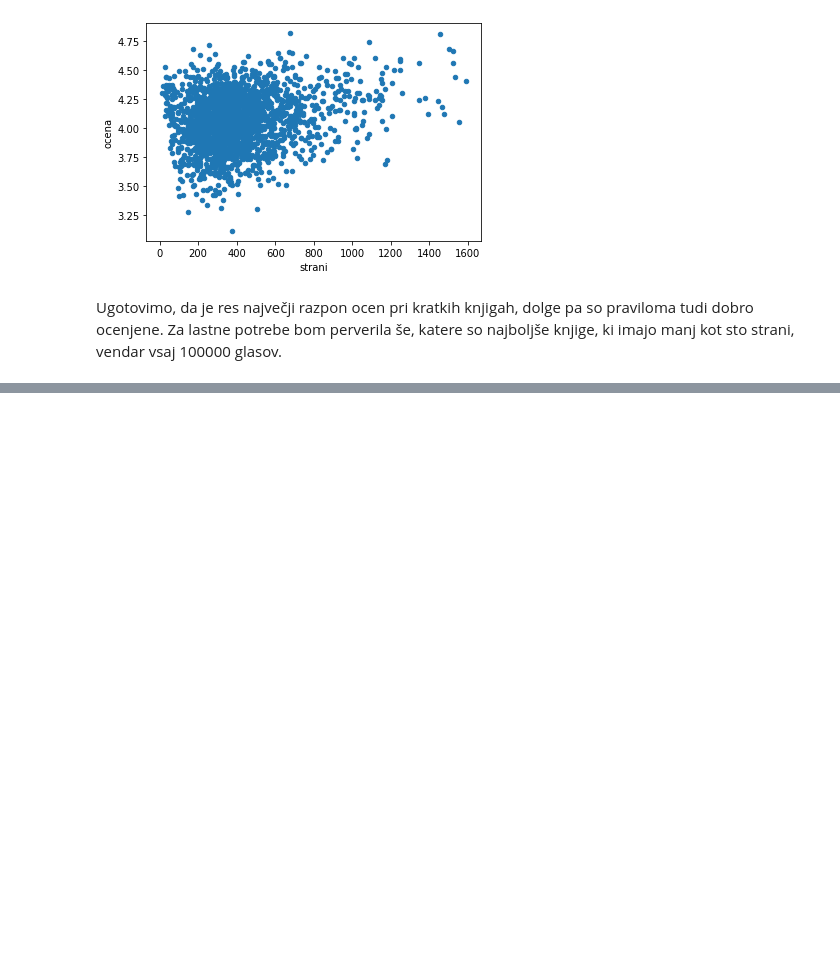
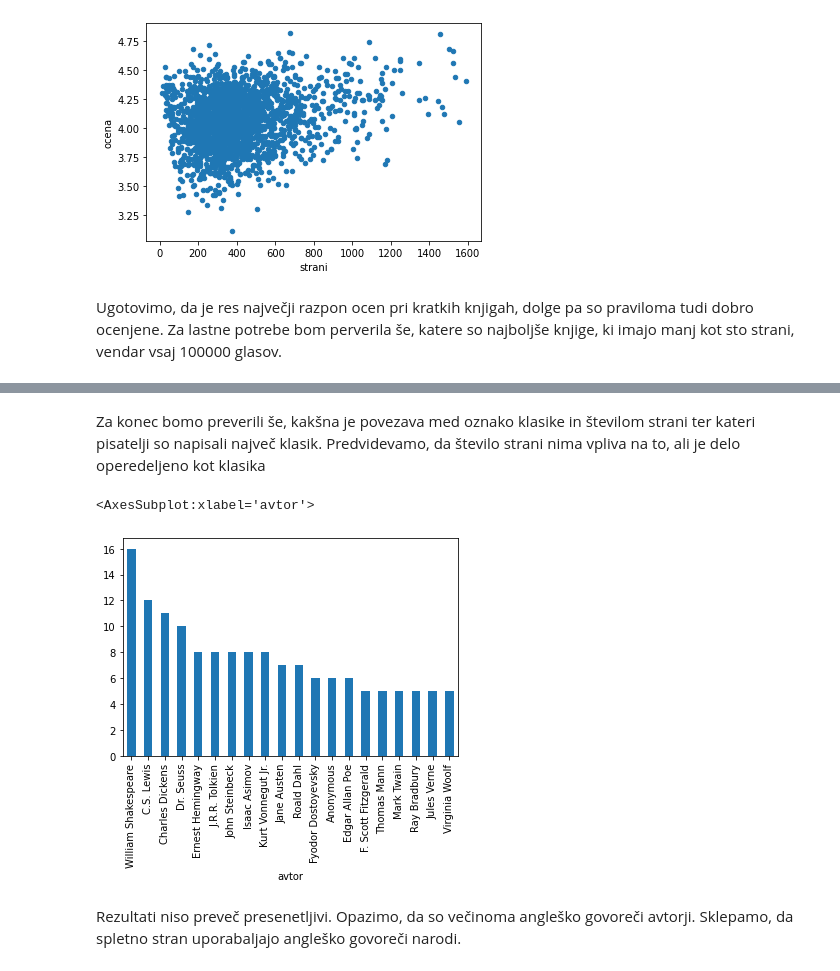
Before and after one commit to tajapezdir/analiza-podatkov, a Jupyter notebook: analiza.ipynb, the cells around one changed output, grey strips where cells are left out. Drawn from its saved outputs; the diff is of its cells as text; code cells hidden in the pictures; blank space fills up the shorter version.

```diff
--- a/analiza.ipynb
+++ b/analiza.ipynb
@@ -204,0 +257,9 @@ knjige[(knjige.strani < 100) & (knjige.glasovi > 100000)].sort_values('ocena', a
+# %% [markdown]
+Za konec bomo preverili še, kakšna je povezava med oznako klasike in številom strani ter kateri pisatelji so napisali največ klasik. Predvidevamo, da število strani nima vpliva na to, ali je delo operedeljeno kot klasika
+# %%
+klasike.groupby('avtor').size().sort_values(ascending=False).head(20).plot.bar()
+# %% [output]
+<AxesSubplot:xlabel='avtor'>
+[figure, added]
+# %% [markdown]
+Rezultati niso preveč presenetljivi. Opazimo, da so večinoma angleško govoreči avtorji. Sklepamo, da spletno stran uporabaljajo angleško govoreči narodi.
```
Also changed, not shown: parts of 12 cells of this notebook, 15 other files.
